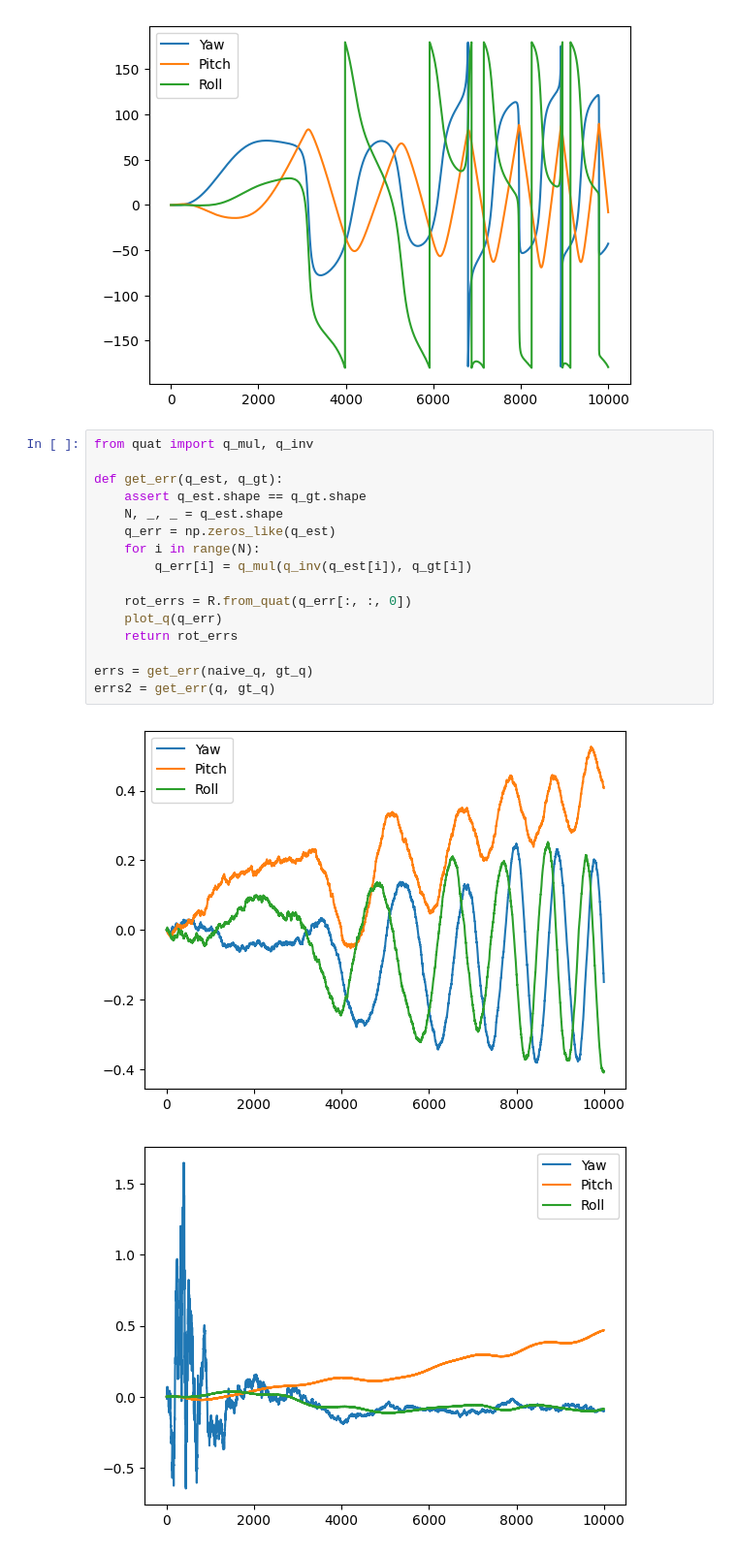
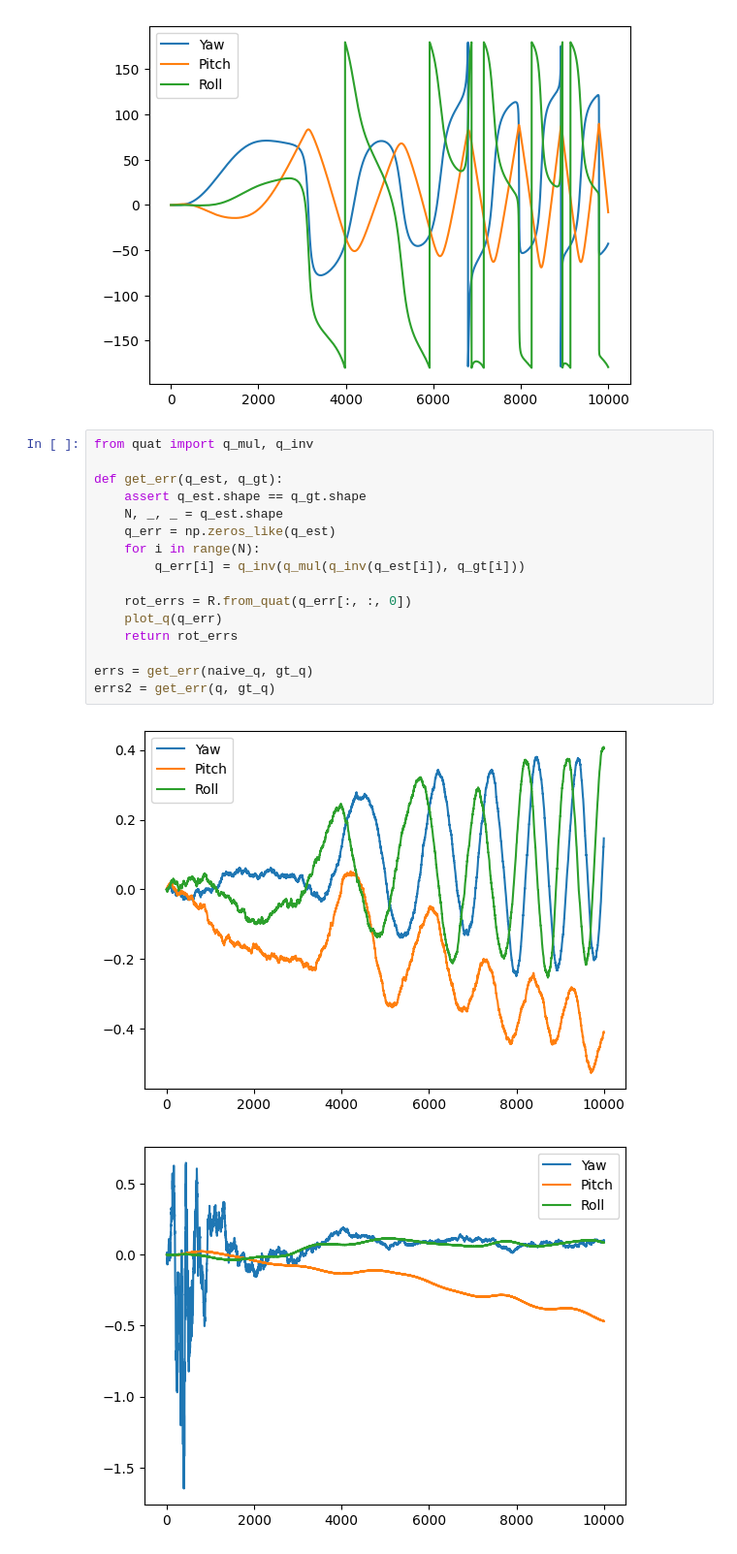
Before and after one commit to TimMagoun/usque, a Jupyter notebook: USQUE_python/data_explore.ipynb, the cells around one changed output. Shown at 97% size. Saved outputs shown, nothing was run; the diff lists cells and outputs as text.

```diff
--- a/USQUE_python/data_explore.ipynb
+++ b/USQUE_python/data_explore.ipynb
@@ -140,19 +140,19 @@ plot_q(naive_q)
 # %%
 from quat import q_mul, q_inv
 
 def get_err(q_est, q_gt):
     assert q_est.shape == q_gt.shape
     N, _, _ = q_est.shape
     q_err = np.zeros_like(q_est)
     for i in range(N):
-        q_err[i] = q_mul(q_inv(q_est[i]), q_gt[i])
+        q_err[i] = q_inv(q_mul(q_inv(q_est[i]), q_gt[i]))
 
     rot_errs = R.from_quat(q_err[:, :, 0])
     plot_q(q_err)
     return rot_errs
 
 errs = get_err(naive_q, gt_q)
 errs2 = get_err(q, gt_q)
 # %% [output]
-[figure, old version]
+[figure, new version]
-[figure, old version]
+[figure, new version]
```
Also changed, not shown: 4 other files.
